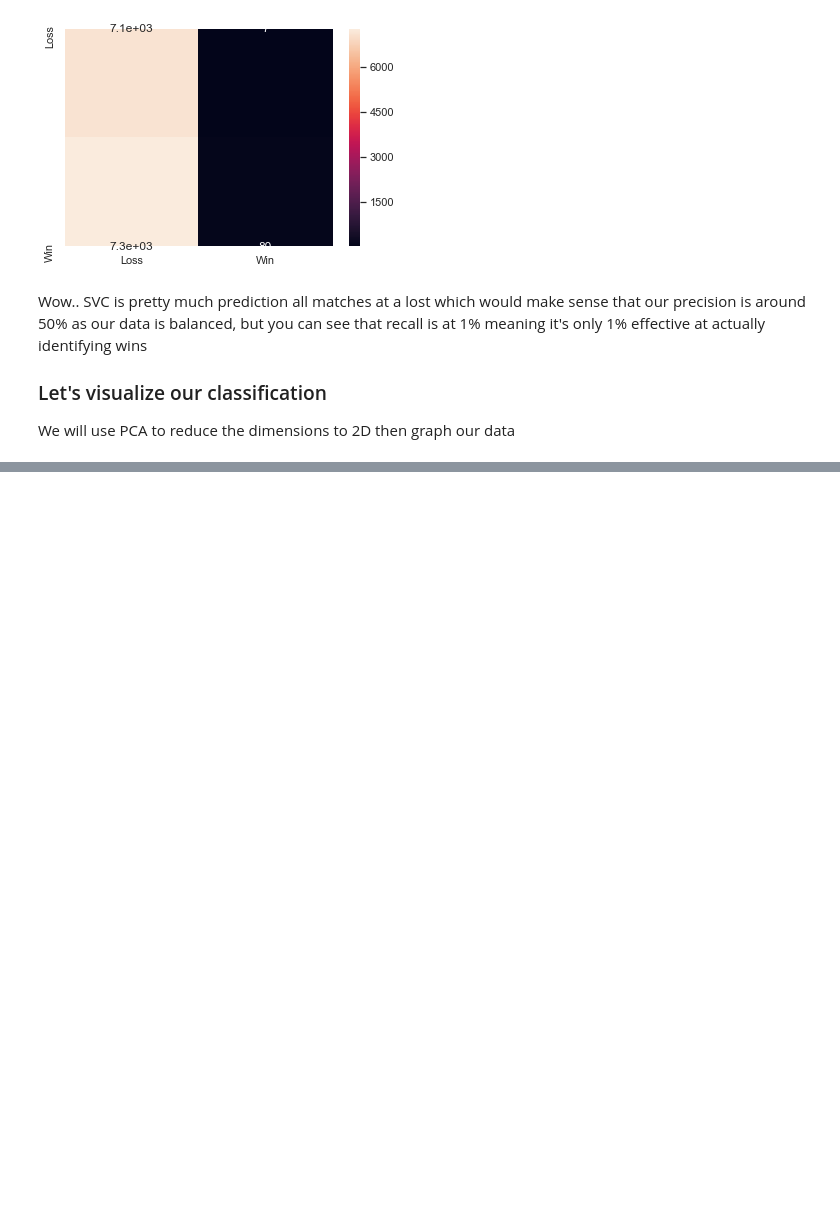
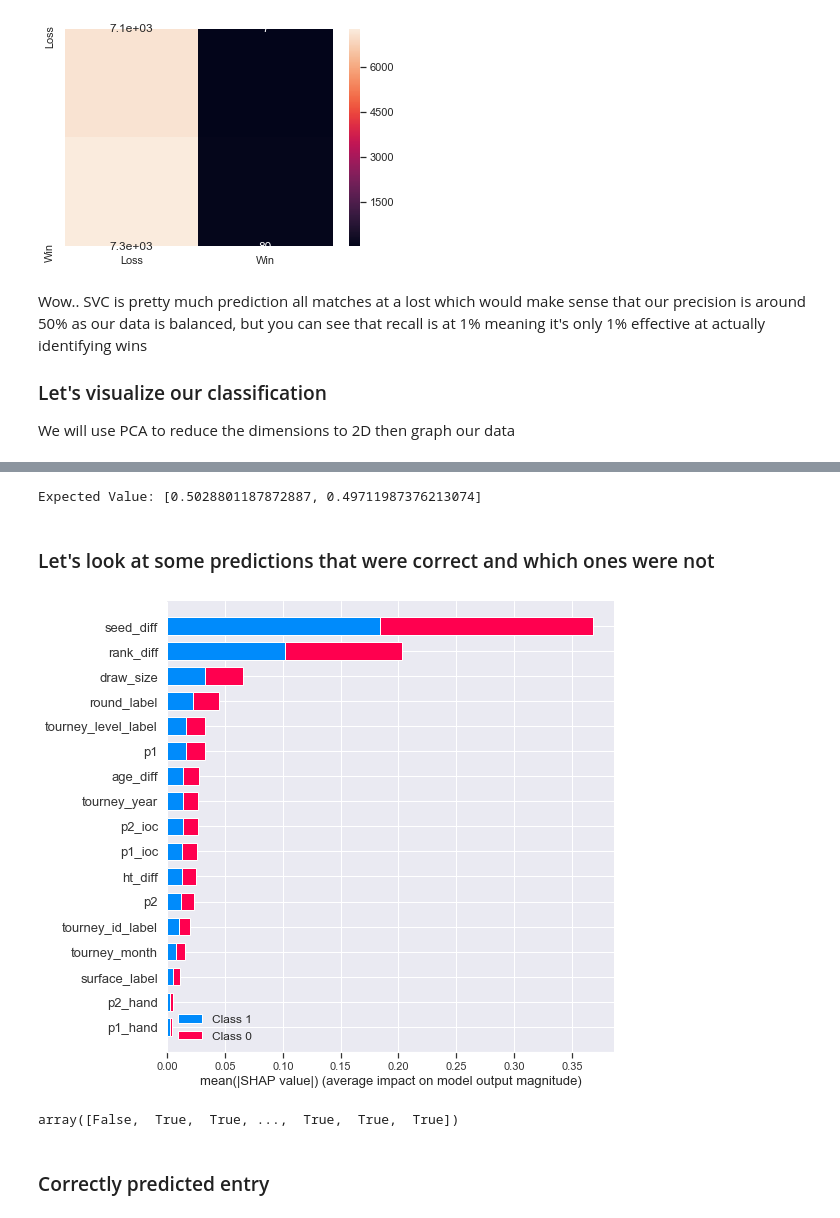
Before and after one commit to sv650s/atp-tennis-predictions, a Jupyter notebook: notebooks/5-atp_sklearn_classifier.ipynb, the cells around one changed output, grey strips where cells are left out. Drawn from its saved outputs; the diff is of its cells as text; code cells hidden in the pictures; blank space fills up the shorter version.

```diff
--- a/notebooks/5-atp_sklearn_classifier.ipynb
+++ b/notebooks/5-atp_sklearn_classifier.ipynb
@@ -213,0 +229,7 @@ Reshape your data either using array.reshape(-1, 1) if your data has a single fe
+# %%
+import shap
+
+shap.initjs()
+
+explainer = shap.TreeExplainer(rf)
+shap_values = explainer.shap_values(X_test)
@@ -213,0 +254,17 @@ Reshape your data either using array.reshape(-1, 1) if your data has a single fe
+# %%
+print('Expected Value:', explainer.expected_value)
+# %% [output]
+Expected Value: [0.5028801187872887, 0.49711987376213074]
+# %% [markdown]
+### Let's look at some predictions that were correct and which ones were not
+# %%
+shap.summary_plot(shap_values, feature_names=X_test.columns, title="Feature Importance")
+# %% [output]
+[figure, added]
+# %%
+correct_indexes = (y_predict_rf == y_test.tolist())
+correct_indexes
+# %% [output]
+array([False,  True,  True, ...,  True,  True,  True])
+# %% [markdown]
+### Correctly predicted entry
```
Also changed, not shown: parts of 39 cells of this notebook, 9 other files.
